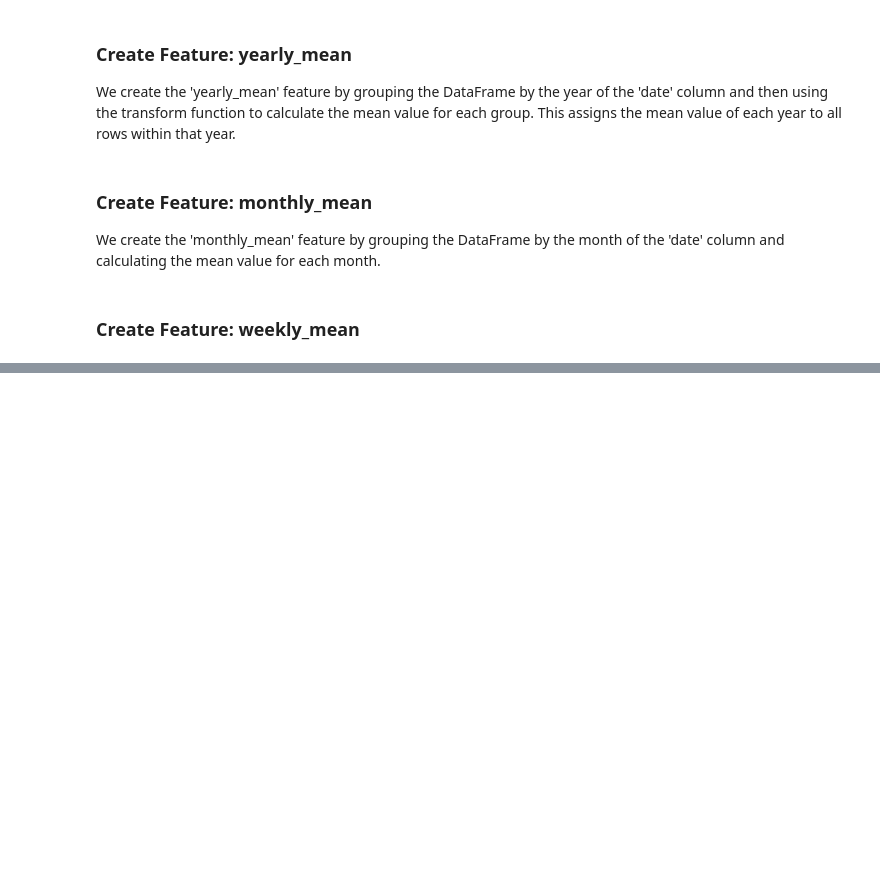
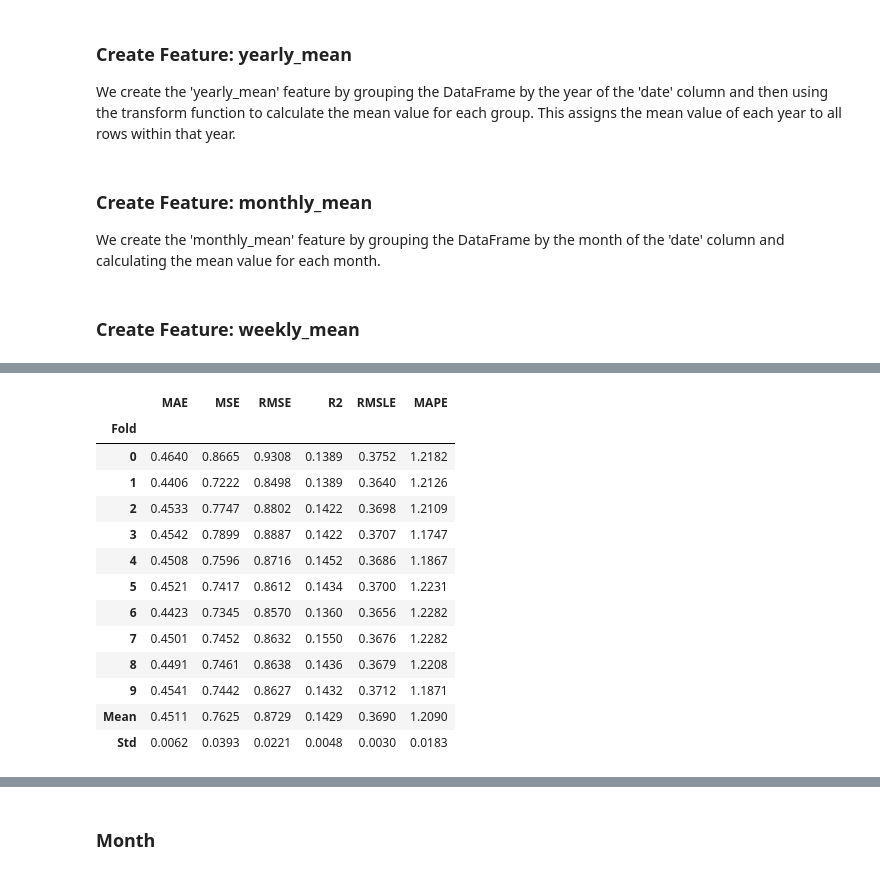
Before and after one commit to RayhanAdii/NextHope-Dataquest, a Jupyter notebook: 6_1_Feature_Extraction.ipynb, the cells around one changed output, grey strips where cells are left out. Drawn from its saved outputs; the diff is of its cells as text; code cells hidden in the pictures; blank space fills up the shorter version.

```diff
--- a/6_1_Feature_Extraction.ipynb
+++ b/6_1_Feature_Extraction.ipynb
@@ -231,0 +292,3 @@ NameError: name 'X' is not defined
+# %%
+catboost = create_model('catboost')
+# %% [output]
@@ -231,0 +296,14 @@ NameError: name 'X' is not defined
+|  | MAE | MSE | RMSE | R2 | RMSLE | MAPE |
+| Fold |  |  |  |  |  |  |
+| 0 | 0.4640 | 0.8665 | 0.9308 | 0.1389 | 0.3752 | 1.2182 |
+| 1 | 0.4406 | 0.7222 | 0.8498 | 0.1389 | 0.3640 | 1.2126 |
+| 2 | 0.4533 | 0.7747 | 0.8802 | 0.1422 | 0.3698 | 1.2109 |
+| 3 | 0.4542 | 0.7899 | 0.8887 | 0.1422 | 0.3707 | 1.1747 |
+| 4 | 0.4508 | 0.7596 | 0.8716 | 0.1452 | 0.3686 | 1.1867 |
+| 5 | 0.4521 | 0.7417 | 0.8612 | 0.1434 | 0.3700 | 1.2231 |
+| 6 | 0.4423 | 0.7345 | 0.8570 | 0.1360 | 0.3656 | 1.2282 |
+| 7 | 0.4501 | 0.7452 | 0.8632 | 0.1550 | 0.3676 | 1.2282 |
+| 8 | 0.4491 | 0.7461 | 0.8638 | 0.1436 | 0.3679 | 1.2208 |
+| 9 | 0.4541 | 0.7442 | 0.8627 | 0.1432 | 0.3712 | 1.1871 |
+| Mean | 0.4511 | 0.7625 | 0.8729 | 0.1429 | 0.3690 | 1.2090 |
+| Std | 0.0062 | 0.0393 | 0.0221 | 0.0048 | 0.0030 | 0.0183 |
@@ -231,0 +311,2 @@ NameError: name 'X' is not defined
+# %% [markdown]
+### Month
```
Also changed, not shown: parts of 54 cells of this notebook, 8 other files.
